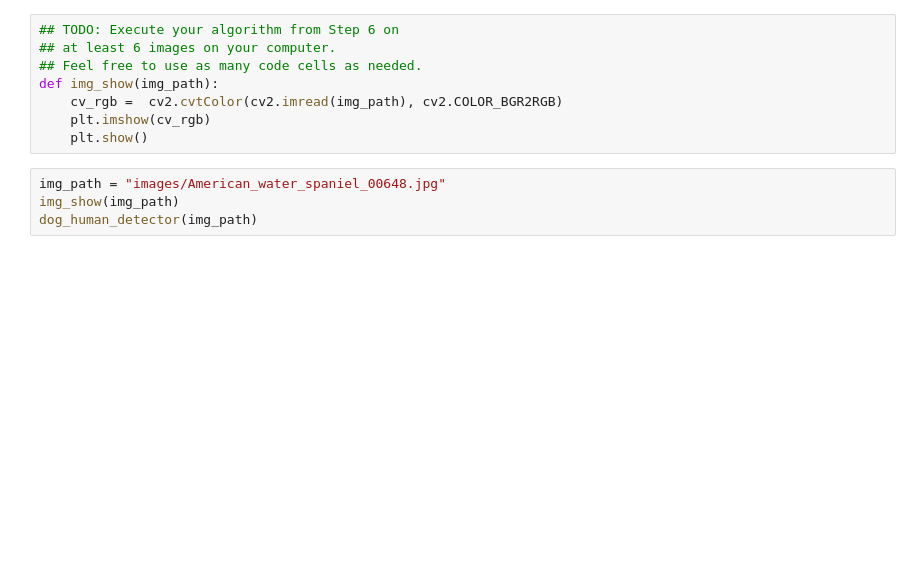
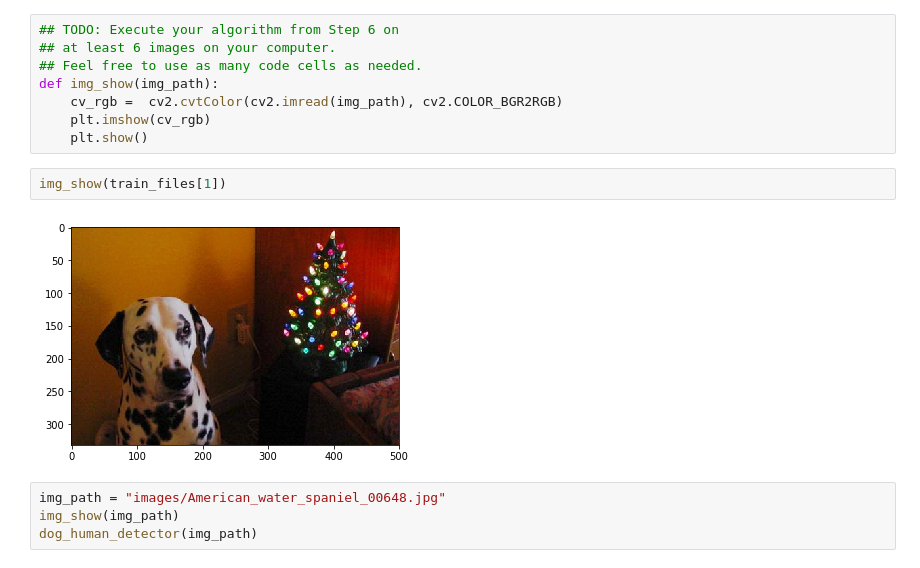
Before and after one commit to junfang219/Convolutional_Neural_Networks_Dog_Identification_App, a Jupyter notebook: dog_app.ipynb, the cells around one changed output. Cells and saved outputs as stored; diff of their text form; blank space fills up the shorter version.

```diff
--- a/dog_app.ipynb
+++ b/dog_app.ipynb
@@ -785,6 +875,10 @@ def img_show(img_path):
     cv_rgb =  cv2.cvtColor(cv2.imread(img_path), cv2.COLOR_BGR2RGB)
     plt.imshow(cv_rgb)
     plt.show()
+# %%
+img_show(train_files[1])
+# %% [output]
+[figure, added]
 # %%
 img_path = "images/American_water_spaniel_00648.jpg"
 img_show(img_path)
```
Also changed, not shown: parts of 15 cells of this notebook, 1 other file.
